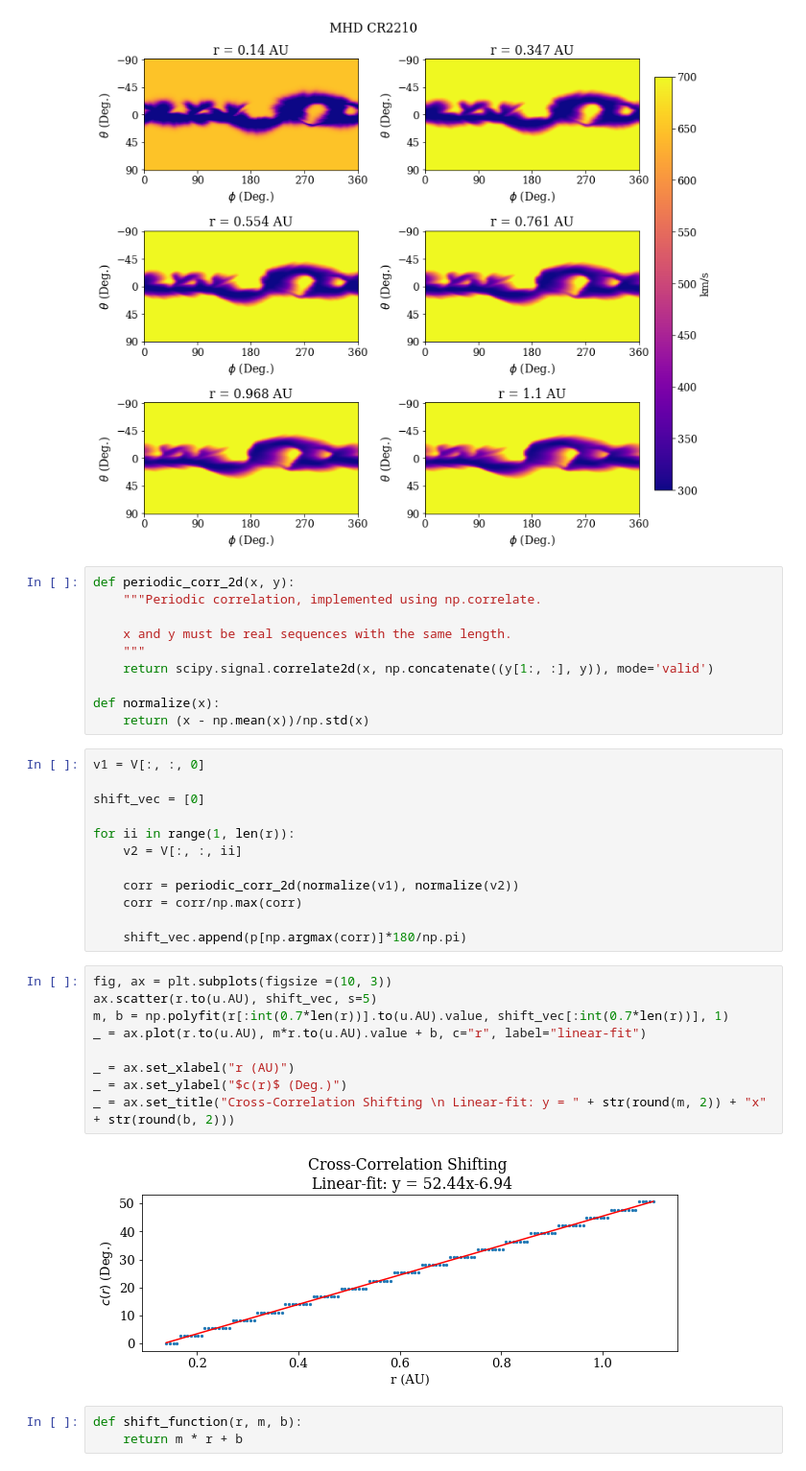
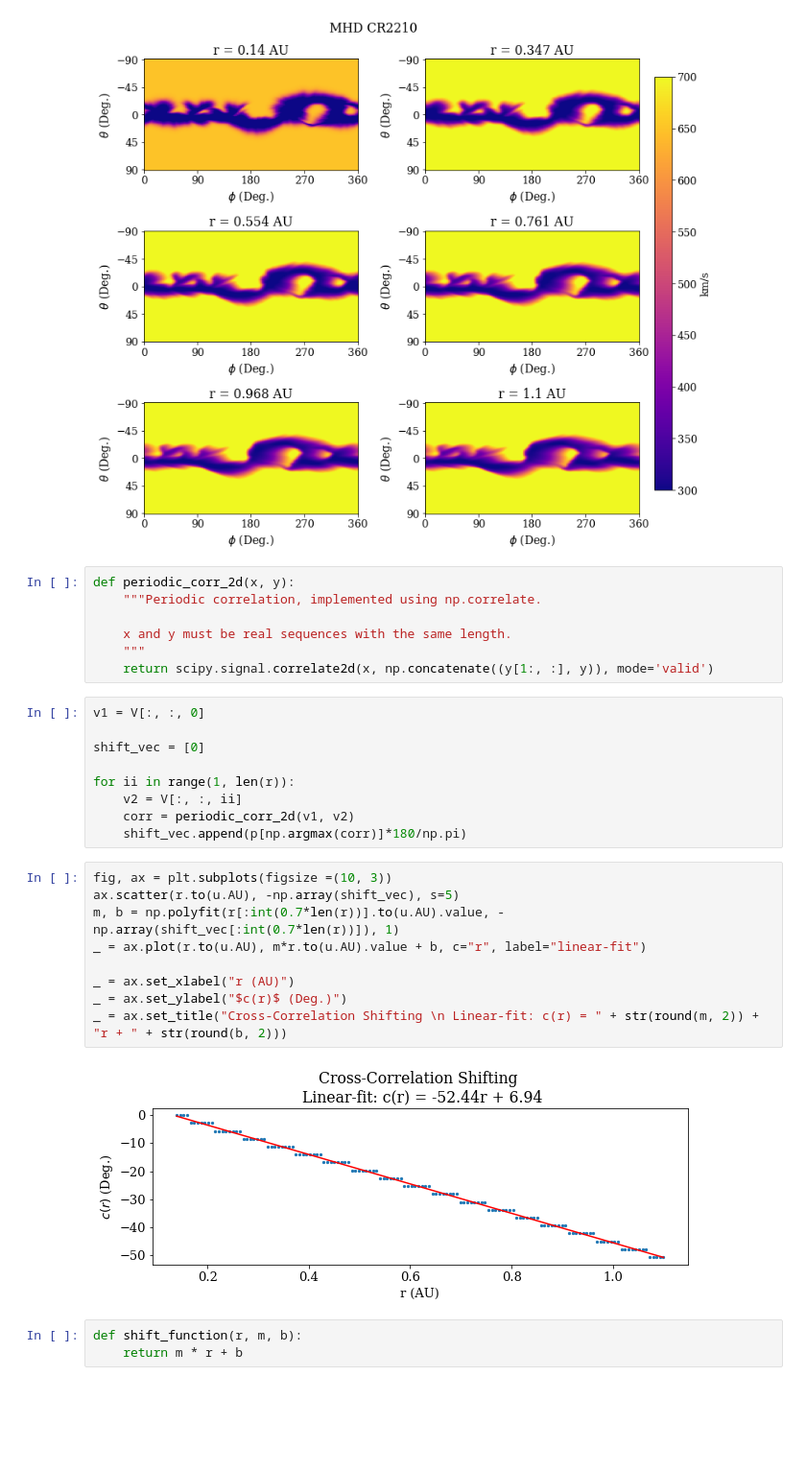
Before and after one commit to opaliss/Space-Weather-ROM, a Jupyter notebook: MHD/sOpInf-MHD-FullSun.ipynb, the cells around one changed output. Shown at 96% size. Drawn from its saved outputs; the diff is of its cells as text; blank space fills up the shorter version.

```diff
--- a/MHD/sOpInf-MHD-FullSun.ipynb
+++ b/MHD/sOpInf-MHD-FullSun.ipynb
@@ -226,9 +201,6 @@ def periodic_corr_2d(x, y):
     x and y must be real sequences with the same length.
     """
     return scipy.signal.correlate2d(x, np.concatenate((y[1:, :], y)), mode='valid')
-
-def normalize(x):
-    return (x - np.mean(x))/np.std(x)
 # %%
 v1 = V[:, :, 0]
 
@@ -236,22 +208,19 @@ shift_vec = [0]
 
 for ii in range(1, len(r)):
     v2 = V[:, :, ii]
-
-    corr = periodic_corr_2d(normalize(v1), normalize(v2))
-    corr = corr/np.max(corr)
-
+    corr = periodic_corr_2d(v1, v2)
     shift_vec.append(p[np.argmax(corr)]*180/np.pi)
 # %%
 fig, ax = plt.subplots(figsize =(10, 3))
-ax.scatter(r.to(u.AU), shift_vec, s=5)
-m, b = np.polyfit(r[:int(0.7*len(r))].to(u.AU).value, shift_vec[:int(0.7*len(r))], 1)
+ax.scatter(r.to(u.AU), -np.array(shift_vec), s=5)
+m, b = np.polyfit(r[:int(0.7*len(r))].to(u.AU).value, -np.array(shift_vec[:int(0.7*len(r))]), 1)
 _ = ax.plot(r.to(u.AU), m*r.to(u.AU).value + b, c="r", label="linear-fit")
 
 _ = ax.set_xlabel("r (AU)")
 _ = ax.set_ylabel("$c(r)$ (Deg.)")
-_ = ax.set_title("Cross-Correlation Shifting \n Linear-fit: y = " + str(round(m, 2)) + "x" + str(round(b, 2)))
+_ = ax.set_title("Cross-Correlation Shifting \n Linear-fit: c(r) = " + str(round(m, 2)) + "r + " + str(round(b, 2)))
 # %% [output]
-[figure, old version]
+[figure, new version]
 # %%
 def shift_function(r, m, b):
     return m * r + b
```
Also changed, not shown: parts of 70 cells of this notebook, 48 other files.
